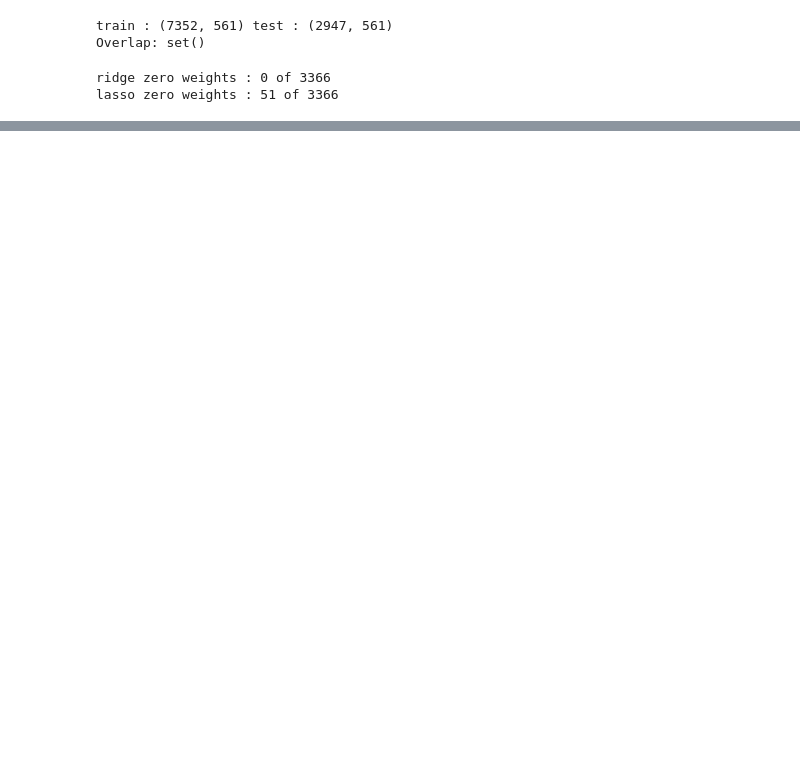
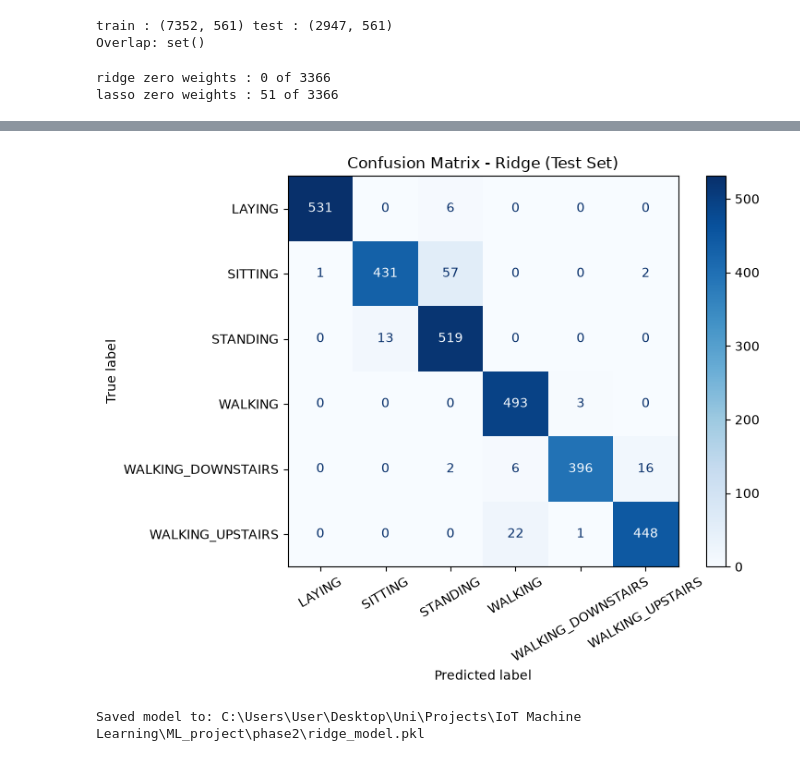
Before and after one commit to zainanimer/ML_project, a Jupyter notebook: phase2/phase2-notebook.ipynb, the cells around one changed output, grey strips where cells are left out. Drawn from its saved outputs; the diff is of its cells as text; code cells hidden in the pictures; blank space fills up the shorter version.

Commit message:
Complete Phase 2 evaluation, CV, and live stream prediction

```diff
--- a/phase2/phase2-notebook.ipynb
+++ b/phase2/phase2-notebook.ipynb
@@ -46,0 +94,25 @@ lasso zero weights : 51 of 3366
+# %%
+import matplotlib.pyplot as plt
+from sklearn.metrics import ConfusionMatrixDisplay, confusion_matrix
+
+best_model = models["ridge"]
+y_pred_best = best_model.predict(X_test)
+
+cm = confusion_matrix(y_test, y_pred_best, labels=best_model.classes_)
+disp = ConfusionMatrixDisplay(confusion_matrix=cm, display_labels=best_model.classes_)
+
+fig, ax = plt.subplots(figsize=(8, 6))
+disp.plot(ax=ax, cmap="Blues", xticks_rotation=30)
+plt.title("Confusion Matrix - Ridge (Test Set)")
+plt.tight_layout()
+plt.show()
+# %% [output]
+[figure, added]
+# %%
+from pathlib import Path
+import joblib
+
+model_path = Path("ridge_model.pkl")
+joblib.dump(models["ridge"], model_path)
+# %% [output]
+Saved model to: C:\Users\User\Desktop\Uni\Projects\IoT Machine Learning\ML_project\phase2\ridge_model.pkl
```
Also changed, not shown: parts of 3 cells of this notebook, 3 other files.
